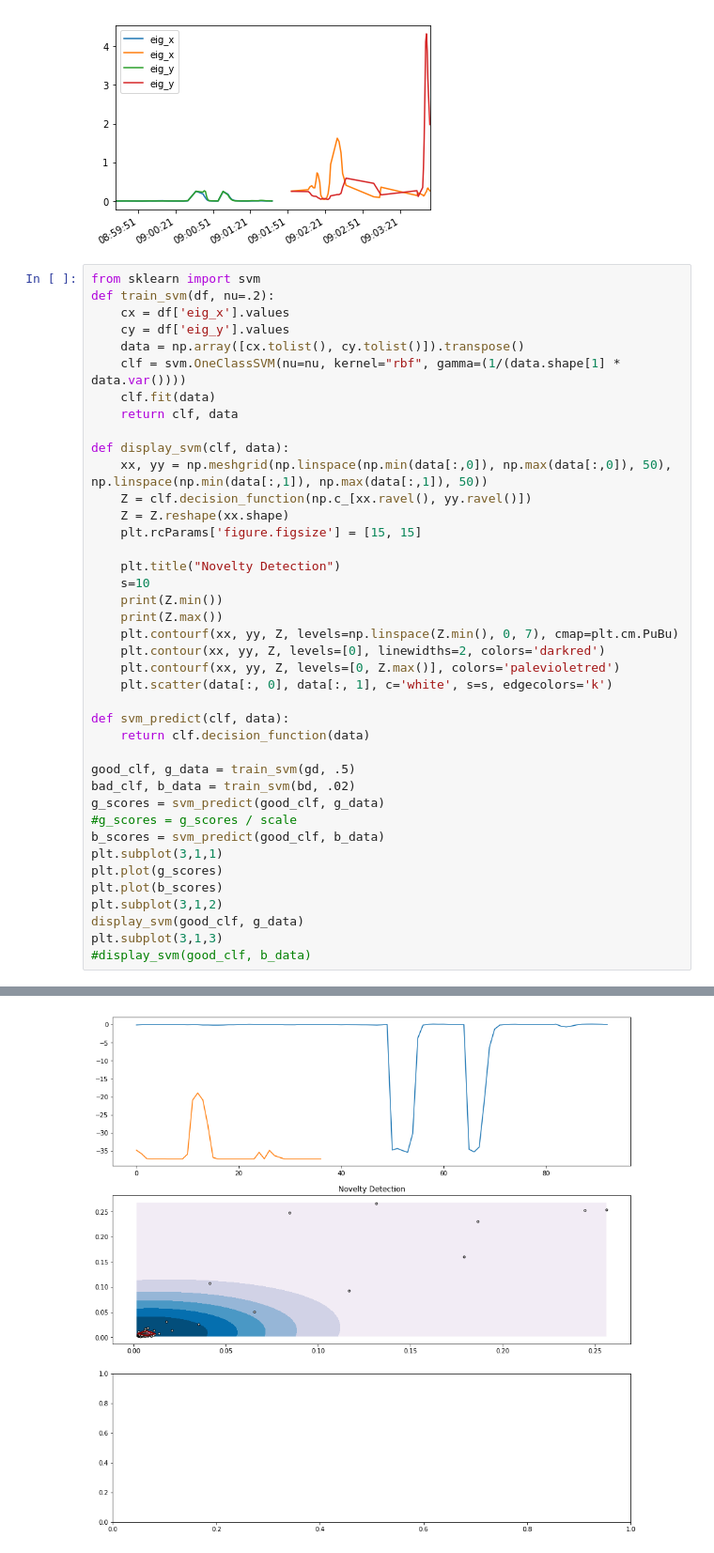
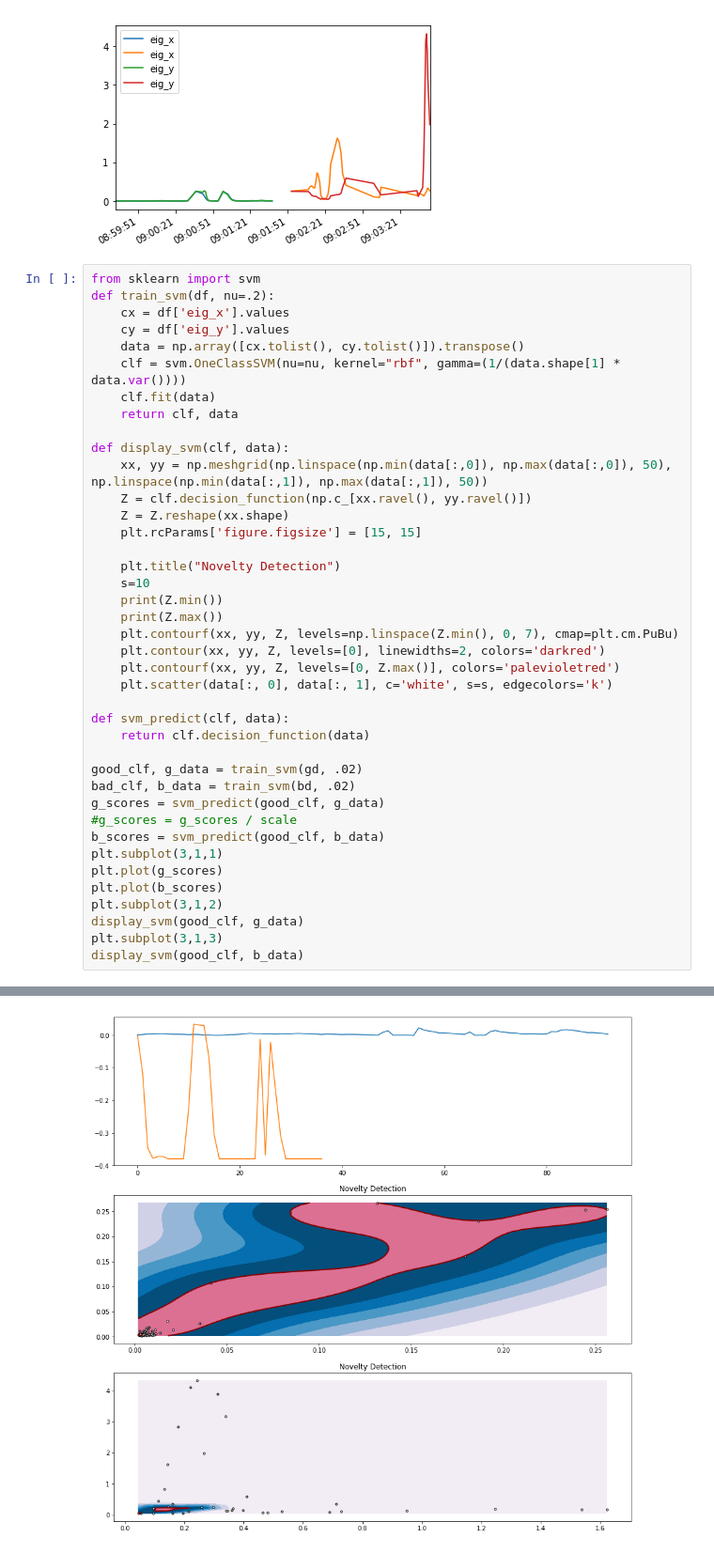
Before and after one commit to marc-hanheide/jupyter-notebooks, a Jupyter notebook: AMCL-monitor.ipynb, the cells around one changed output, grey strips where cells are left out. Shown at 94% size. Cells and saved outputs as stored; diff of their text form.

```diff
--- a/AMCL-monitor.ipynb
+++ b/AMCL-monitor.ipynb
@@ -132,7 +132,7 @@ def display_svm(clf, data):
 def svm_predict(clf, data):
     return clf.decision_function(data)
 
-good_clf, g_data = train_svm(gd, .5)
+good_clf, g_data = train_svm(gd, .02)
 bad_clf, b_data = train_svm(bd, .02)
 g_scores = svm_predict(good_clf, g_data)
 #g_scores = g_scores / scale
@@ -143,5 +143,5 @@ plt.plot(b_scores)
 plt.subplot(3,1,2)
 display_svm(good_clf, g_data)
 plt.subplot(3,1,3)
-#display_svm(good_clf, b_data)
+display_svm(good_clf, b_data)
 # %% [output]
@@ -151 +152 @@ plt.subplot(3,1,3)
-[figure, old version]
+[figure, new version]
```
Also changed, not shown: parts of 3 cells of this notebook.
